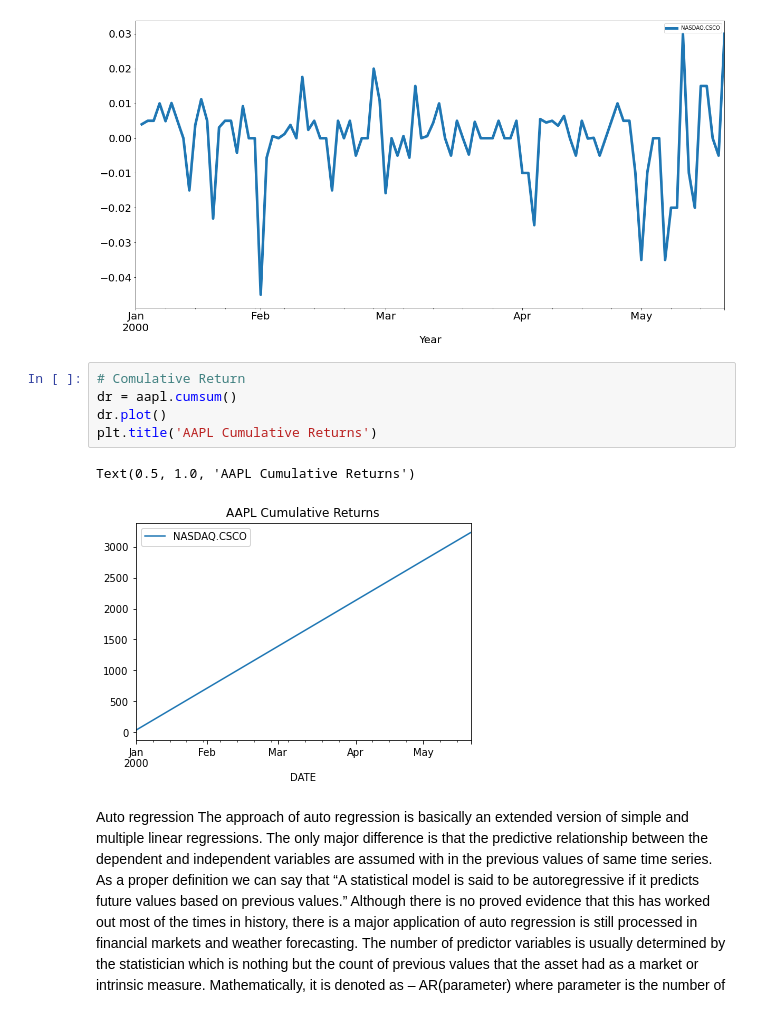
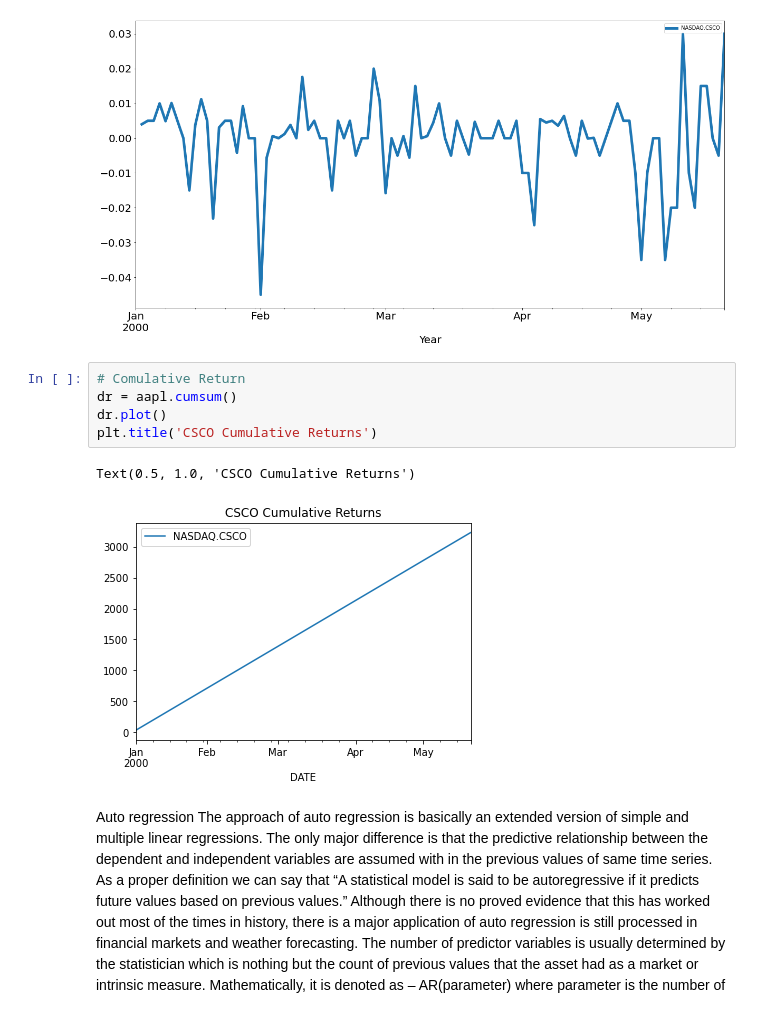
Before and after one commit to Sanjay-Nandakumar/Ineuron, a Jupyter notebook: Project-Timeseries/ARIMA forecasting (NASDAQ stock predictions) -CSCO.ipynb, the cells around one changed output. Cells and saved outputs as stored; diff of their text form.

```diff
--- a/Project-Timeseries/ARIMA forecasting (NASDAQ stock predictions) -CSCO.ipynb
+++ b/Project-Timeseries/ARIMA forecasting (NASDAQ stock predictions) -CSCO.ipynb
@@ -98,11 +98,11 @@ Text(0.5, 0, 'Year')
 # %%
 # Comulative Return
 dr = aapl.cumsum()
 dr.plot()
-plt.title('AAPL Cumulative Returns')
+plt.title('CSCO Cumulative Returns')
 # %% [output]
-Text(0.5, 1.0, 'AAPL Cumulative Returns')
+Text(0.5, 1.0, 'CSCO Cumulative Returns')
-[figure, old version]
+[figure, new version]
 # %% [markdown]
 Auto regression
 The approach of auto regression is basically an extended version of simple and multiple linear regressions. The only major difference is that the predictive relationship between the dependent and independent variables are assumed with in the previous values of same time series.
```
Also changed, not shown: parts of 2 cells of this notebook, 3 other files.
